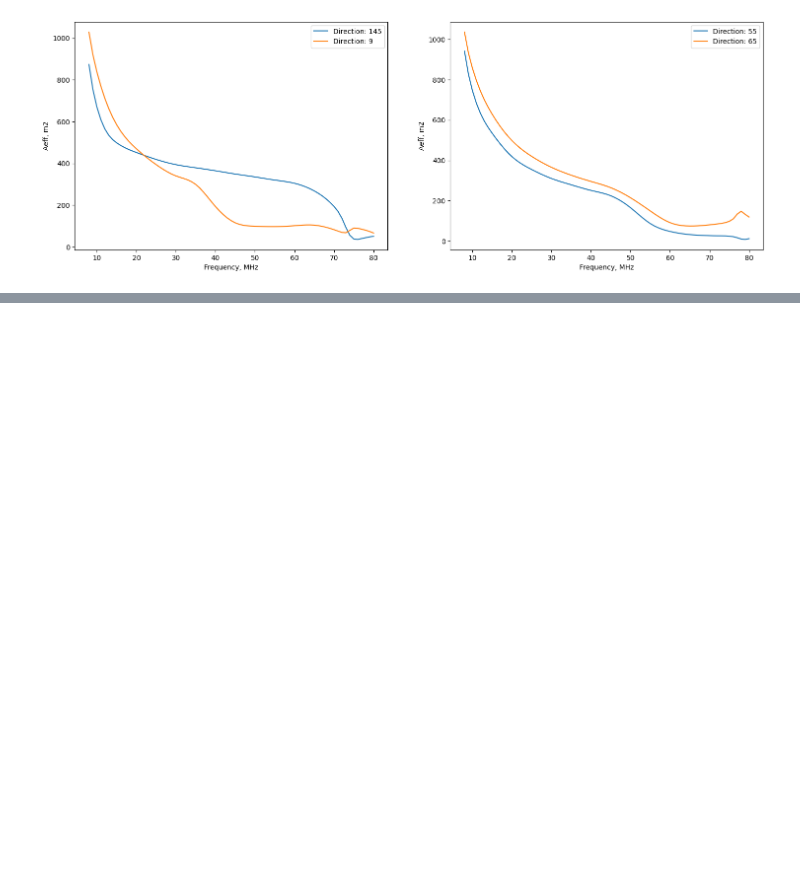
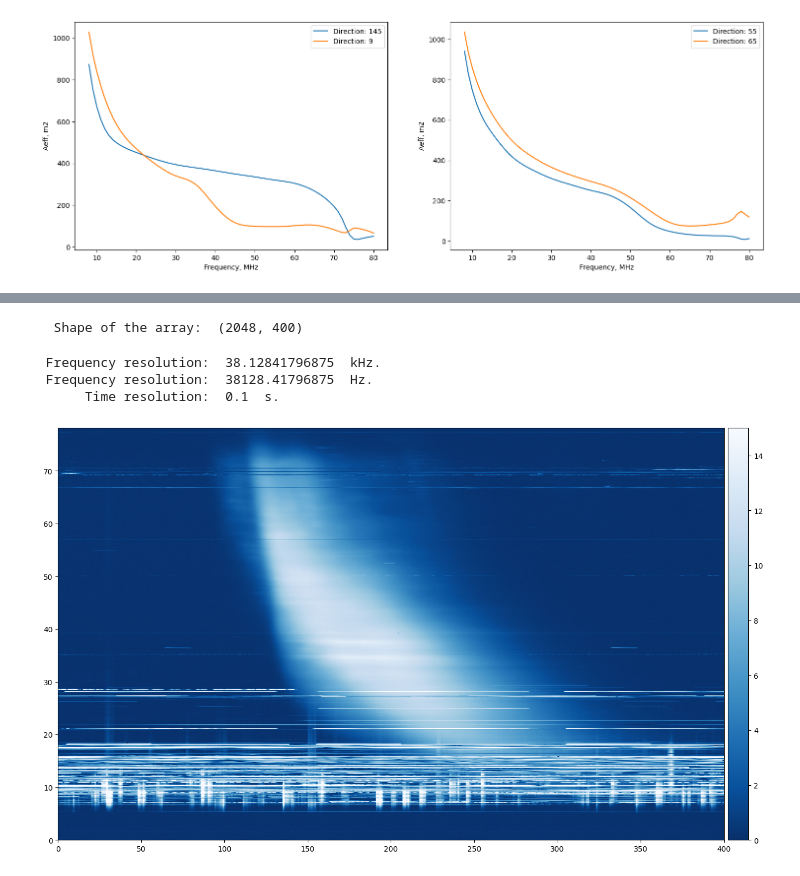
Before and after one commit to serge-yerin/jupyter-radio-astronomy, a Jupyter notebook: antennas_GURT_array_calibration.ipynb, the cells around one changed output, grey strips where cells are left out. Saved outputs shown, nothing was run; the diff lists cells and outputs as text; code cells hidden in the pictures; blank space fills up the shorter version.

```diff
--- a/antennas_GURT_array_calibration.ipynb
+++ b/antennas_GURT_array_calibration.ipynb
@@ -104,0 +237,37 @@ fig.colorbar(pos, ax=ax0, shrink=0.73);
+# %%
+filename = 'DATA/A200604_105919.adr_12-26-30 - 12-27-10.txt'
+file = open(filename, 'r')
+param = []
+for line in file:
+    num = line.rstrip().split()
+    floatnum = [float(i) for i in num]
+    param.append(floatnum)
+file.close()
+param = np.array((param))
+print ('  Shape of the array: ', param.shape)
+# %% [output]
+  Shape of the array:  (2048, 400)
+# %%
+f_min = 0.038                                                         # MHz
+f_max = 78.125                                                        # MHz
+n_channels = 2048
+frequency = np.linspace(f_min, f_max, n_channels)                     # MHz
+t_resolution = 0.1                                                    # Seconds
+f_resolution = ((f_max - f_min) / n_channels) * 1000000
+print(' Frequency resolution: ', f_resolution / 1000, ' kHz.')
+print(' Frequency resolution: ', f_resolution, ' Hz.')
+print('      Time resolution: ', t_resolution, ' s.')
+# %% [output]
+ Frequency resolution:  38.12841796875  kHz.
+ Frequency resolution:  38128.41796875  Hz.
+      Time resolution:  0.1  s.
+# %%
+v_min = 0
+v_max = 15
+fig = plt.figure(figsize=(19.0, 10.0))
+ax1 = fig.add_subplot(111)
+im0 = ax1.imshow(np.flipud(param), aspect='auto', vmin=v_min, vmax=v_max, cmap='Blues_r', \
+                  extent=[0, param.shape[1], 0, f_max])
+cbar = fig.colorbar(im0, ax=ax1, pad=0.005)
+# %% [output]
+[figure, added]
```
Also changed, not shown: parts of 8 cells of this notebook.
